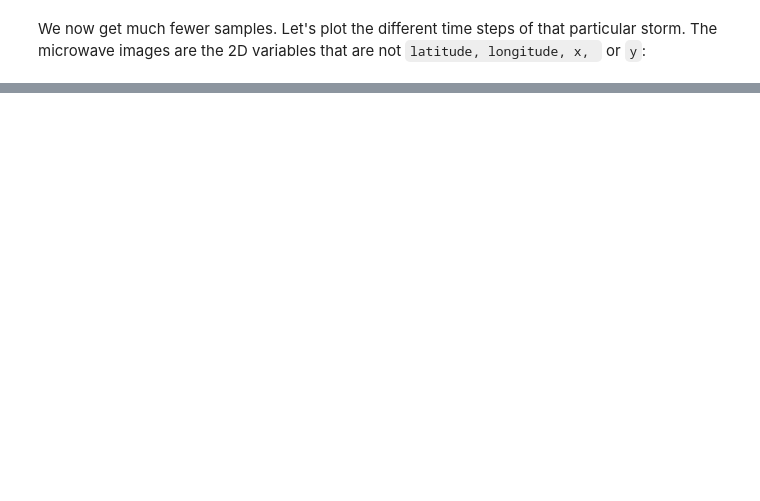
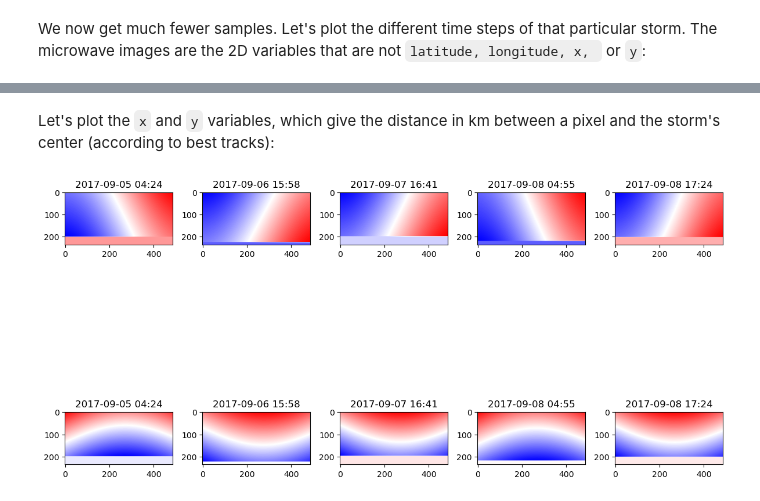
Before and after one commit to dauvillc/tc_multi_sources, a Jupyter notebook: notebooks/preprocessed.ipynb, the cells around one changed output, grey strips where cells are left out. Cells and saved outputs as stored; diff of their text form; code cells hidden in the pictures; blank space fills up the shorter version.

````diff
--- a/notebooks/preprocessed.ipynb
+++ b/notebooks/preprocessed.ipynb
@@ -105,0 +106,11 @@ plt.tight_layout()
+# %% [markdown]
+Let's plot the ```x``` and ```y``` variables, which give the distance in km between a pixel and the storm's center (according to best tracks):
+# %%
+fig, axes = plt.subplots(nrows=len(mw_vars), ncols=5, squeeze=False, figsize=(12, 10))
+for i, var in enumerate(['x', 'y']):
+    for j in range(5):
+        axes[i, j].imshow(a_storm.isel(sample=j+2)[var], cmap="bwr")
+        axes[i, j].set_title(pd.to_datetime(a_storm.isel(sample=j+2).time.data).strftime("%Y-%m-%d %H:%M"))
+plt.tight_layout()
+# %% [output]
+[figure, added]
````
Also changed, not shown: parts of 6 cells of this notebook.
